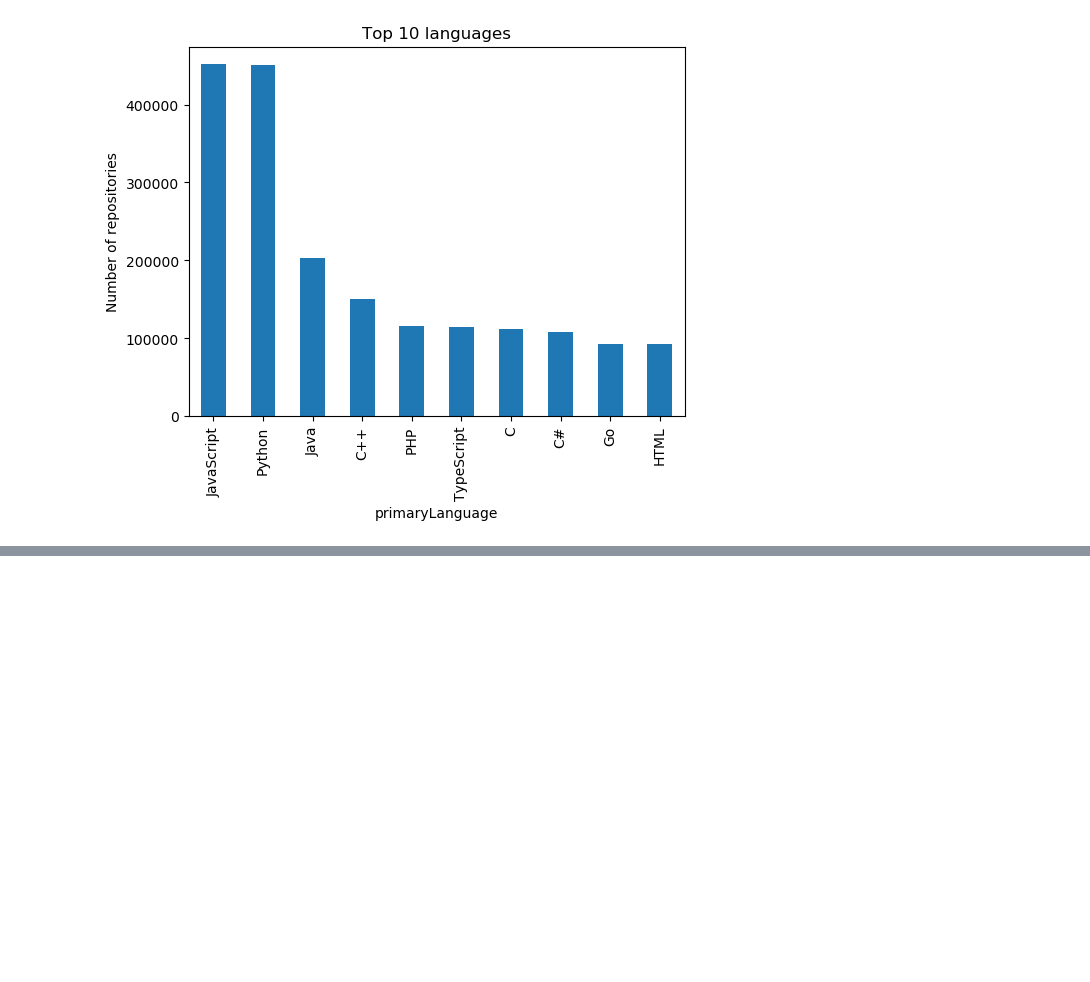
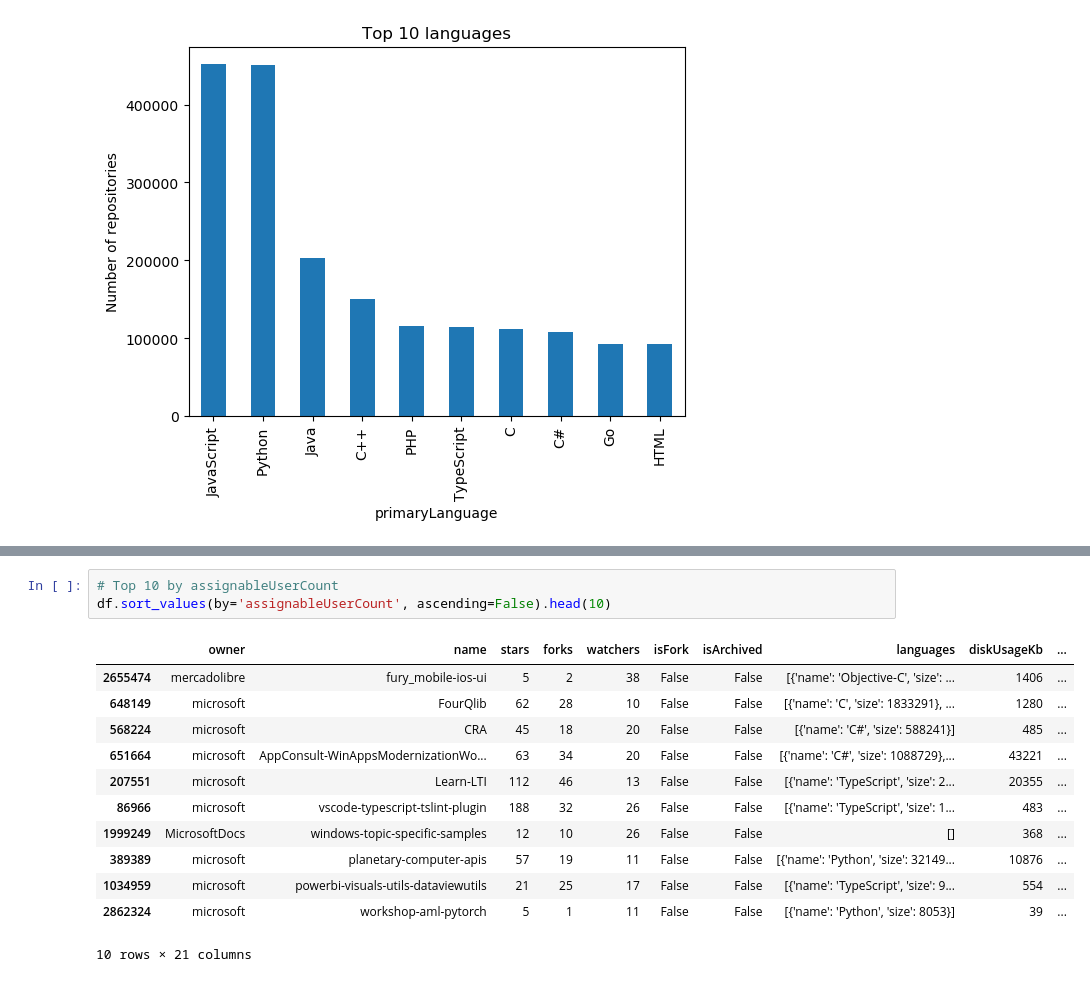
Before and after one commit to pelmers/github-repository-metadata, a Jupyter notebook: explore_github_all_repos.ipynb, the cells around one changed output, grey strips where cells are left out. Saved outputs shown, nothing was run; the diff lists cells and outputs as text; blank space fills up the shorter version.

```diff
--- a/explore_github_all_repos.ipynb
+++ b/explore_github_all_repos.ipynb
@@ -62,0 +82,16 @@ plt.scatter(sample.diskUsageKb, sample.stars)
+# %%
+# Top 10 by assignableUserCount
+df.sort_values(by='assignableUserCount', ascending=False).head(10)
+# %% [output]
+|  | owner | name | stars | forks | watchers | isFork | isArchived | languages | diskUsageKb | ... |
+| 2655474 | mercadolibre | fury_mobile-ios-ui | 5 | 2 | 38 | False | False | [{'name': 'Objective-C', 'size': ... | 1406 | ... |
+| 648149 | microsoft | FourQlib | 62 | 28 | 10 | False | False | [{'name': 'C', 'size': 1833291}, ... | 1280 | ... |
+| 568224 | microsoft | CRA | 45 | 18 | 20 | False | False | [{'name': 'C#', 'size': 588241}] | 485 | ... |
+| 651664 | microsoft | AppConsult-WinAppsModernizationWo... | 63 | 34 | 20 | False | False | [{'name': 'C#', 'size': 1088729},... | 43221 | ... |
+| 207551 | microsoft | Learn-LTI | 112 | 46 | 13 | False | False | [{'name': 'TypeScript', 'size': 2... | 20355 | ... |
+| 86966 | microsoft | vscode-typescript-tslint-plugin | 188 | 32 | 26 | False | False | [{'name': 'TypeScript', 'size': 1... | 483 | ... |
+| 1999249 | MicrosoftDocs | windows-topic-specific-samples | 12 | 10 | 26 | False | False | [] | 368 | ... |
+| 389389 | microsoft | planetary-computer-apis | 57 | 19 | 11 | False | False | [{'name': 'Python', 'size': 32149... | 10876 | ... |
+| 1034959 | microsoft | powerbi-visuals-utils-dataviewutils | 21 | 25 | 17 | False | False | [{'name': 'TypeScript', 'size': 9... | 554 | ... |
+| 2862324 | microsoft | workshop-aml-pytorch | 5 | 1 | 11 | False | False | [{'name': 'Python', 'size': 8053}] | 39 | ... |
+10 rows × 21 columns
```
Also changed, not shown: parts of 8 cells of this notebook, 1 other file.
